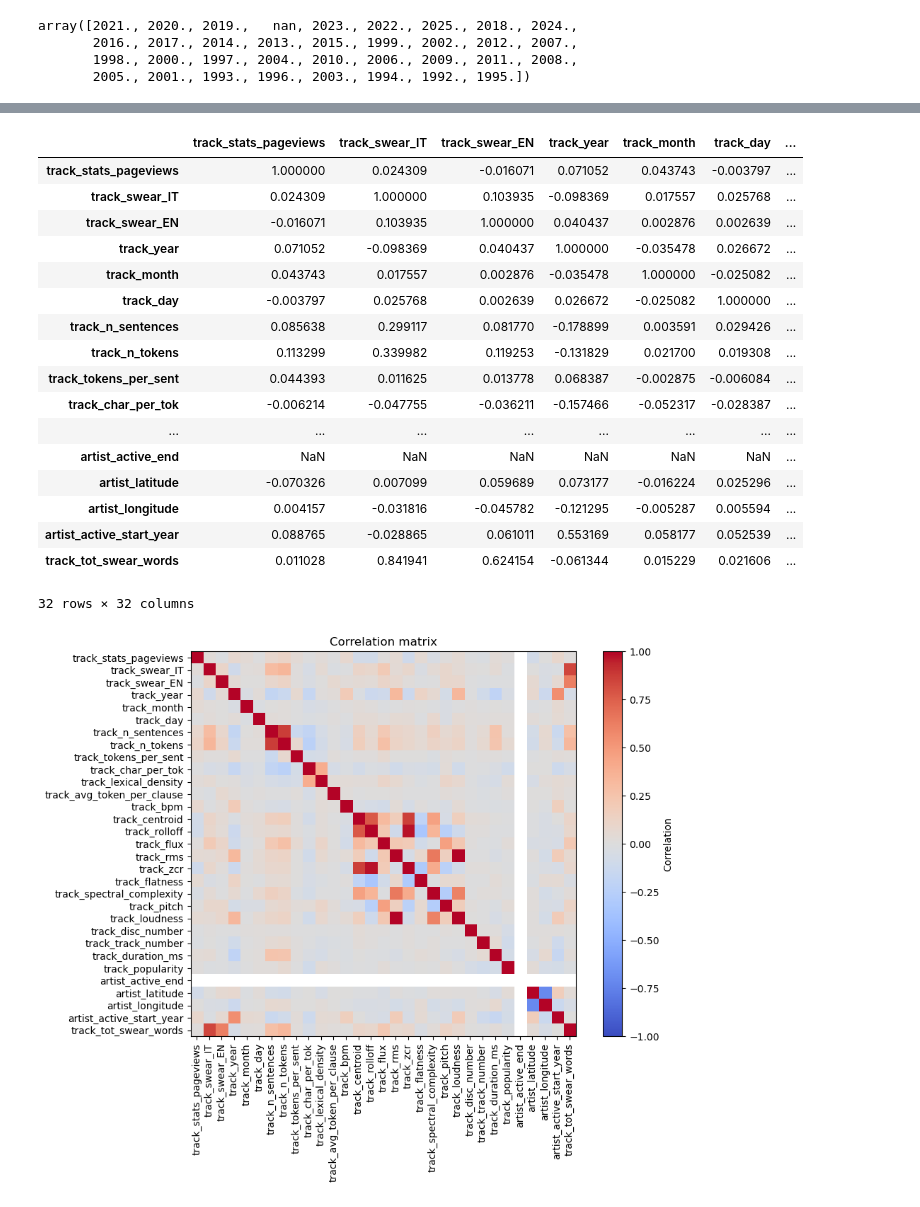
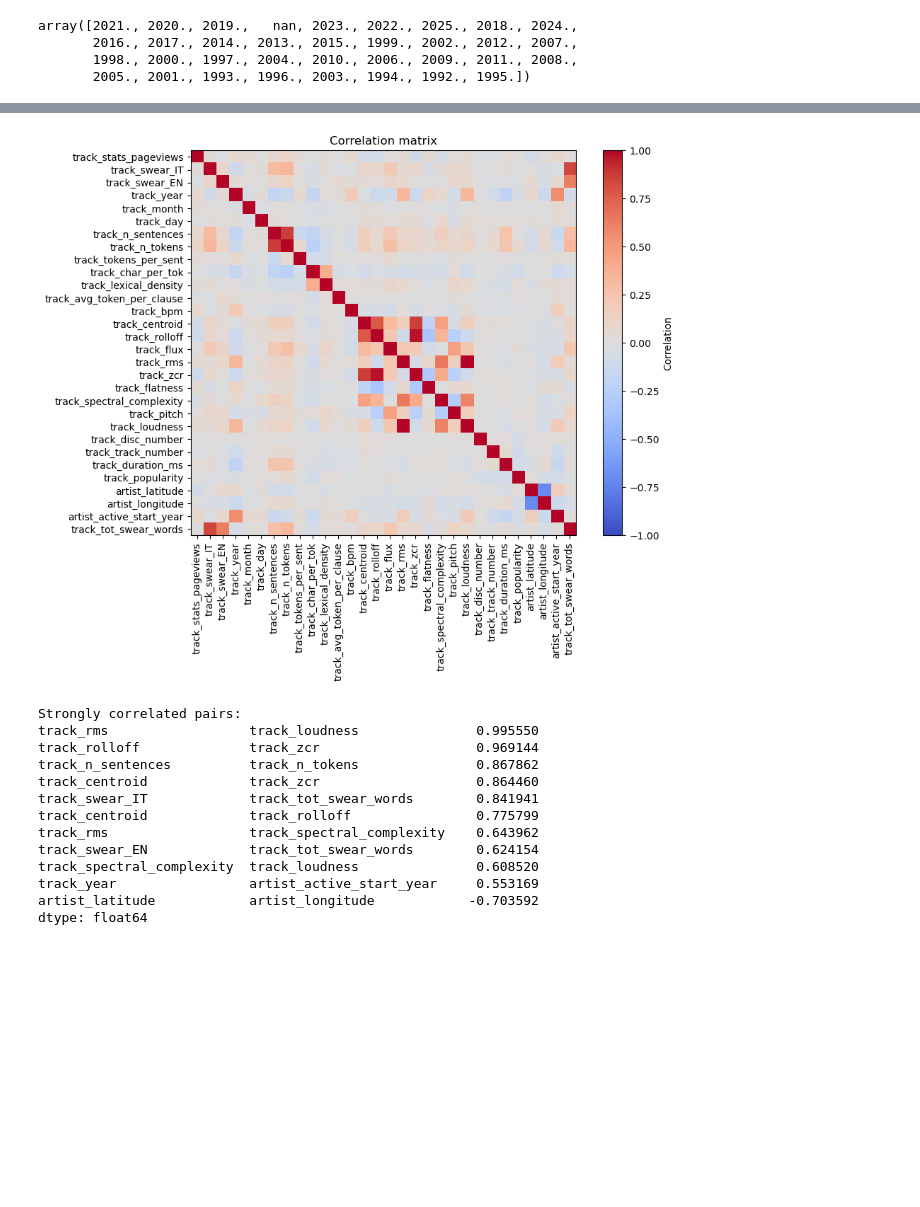
Before and after one commit to Ludovico1104/Progetto-I2ML, a Jupyter notebook: prova.ipynb, the cells around one changed output, grey strips where cells are left out. Drawn from its saved outputs; the diff is of its cells as text; code cells hidden in the pictures; blank space fills up the shorter version.

```diff
--- a/prova.ipynb
+++ b/prova.ipynb
@@ -73,7 +73,11 @@ merged = tracks_p.merge(
 track_cols = [c for c in merged.columns if c.startswith("track_")]
 artist_cols = [c for c in merged.columns if c.startswith("artist_")]
 
+merged.drop(columns=["artist_active_end"], inplace=True)
+
 print(merged.head())
+
+#print(merged["artist_active_end"].unique())
 # %% [output]
    track_id track_id_artist track_name_artist  \
 0  TR934808     ART04205421     Rosa Chemical
@@ -290,35 +294,34 @@ object
 [figure]
 # %%
-merged.corr()
+#merged.corr()
-# %% [output]
-|  | track_stats_pageviews | track_swear_IT | track_swear_EN | track_year | track_month | track_day | ... |
-| track_stats_pageviews | 1.000000 | 0.024309 | -0.016071 | 0.071052 | 0.043743 | -0.003797 | ... |
-| track_swear_IT | 0.024309 | 1.000000 | 0.103935 | -0.098369 | 0.017557 | 0.025768 | ... |
-| track_swear_EN | -0.016071 | 0.103935 | 1.000000 | 0.040437 | 0.002876 | 0.002639 | ... |
-| track_year | 0.071052 | -0.098369 | 0.040437 | 1.000000 | -0.035478 | 0.026672 | ... |
-| track_month | 0.043743 | 0.017557 | 0.002876 | -0.035478 | 1.000000 | -0.025082 | ... |
-| track_day | -0.003797 | 0.025768 | 0.002639 | 0.026672 | -0.025082 | 1.000000 | ... |
-| track_n_sentences | 0.085638 | 0.299117 | 0.081770 | -0.178899 | 0.003591 | 0.029426 | ... |
-| track_n_tokens | 0.113299 | 0.339982 | 0.119253 | -0.131829 | 0.021700 | 0.019308 | ... |
-| track_tokens_per_sent | 0.044393 | 0.011625 | 0.013778 | 0.068387 | -0.002875 | -0.006084 | ... |
-| track_char_per_tok | -0.006214 | -0.047755 | -0.036211 | -0.157466 | -0.052317 | -0.028387 | ... |
-| ... | ... | ... | ... | ... | ... | ... | ... |
-| artist_active_end | NaN | NaN | NaN | NaN | NaN | NaN | ... |
-| artist_latitude | -0.070326 | 0.007099 | 0.059689 | 0.073177 | -0.016224 | 0.025296 | ... |
-| artist_longitude | 0.004157 | -0.031816 | -0.045782 | -0.121295 | -0.005287 | 0.005594 | ... |
-| artist_active_start_year | 0.088765 | -0.028865 | 0.061011 | 0.553169 | 0.058177 | 0.052539 | ... |
-| track_tot_swear_words | 0.011028 | 0.841941 | 0.624154 | -0.061344 | 0.015229 | 0.021606 | ... |
-32 rows × 32 columns
 # %%
 # Correlation heatmap for numeric columns
 corr = merged.select_dtypes(include="number").corr()
 plt.figure(figsize=(10, 8))
 plt.imshow(corr, cmap="coolwarm", vmin=-1, vmax=1)
 plt.colorbar(label="Correlation")
 plt.xticks(range(len(corr.columns)), corr.columns, rotation=90)
 plt.yticks(range(len(corr.columns)), corr.columns)
 plt.title("Correlation matrix")
 plt.tight_layout()
 plt.show()
+
+corr_pairs = corr.where(np.triu(np.ones(corr.shape), k=1).astype(bool))
+strong_pairs = corr_pairs.stack().sort_values(ascending=False)
+print("Strongly correlated pairs:")
+print(strong_pairs[strong_pairs.abs() > 0.5])
 # %% [output]
-[figure, old version]
+[figure, new version]
+Strongly correlated pairs:
+track_rms                  track_loudness               0.995550
+track_rolloff              track_zcr                    0.969144
+track_n_sentences          track_n_tokens               0.867862
+track_centroid             track_zcr                    0.864460
+track_swear_IT             track_tot_swear_words        0.841941
+track_centroid             track_rolloff                0.775799
+track_rms                  track_spectral_complexity    0.643962
+track_swear_EN             track_tot_swear_words        0.624154
+track_spectral_complexity  track_loudness               0.608520
+track_year                 artist_active_start_year     0.553169
+artist_latitude            artist_longitude            -0.703592
+dtype: float64
```
Also changed, not shown: parts of 5 cells of this notebook.
